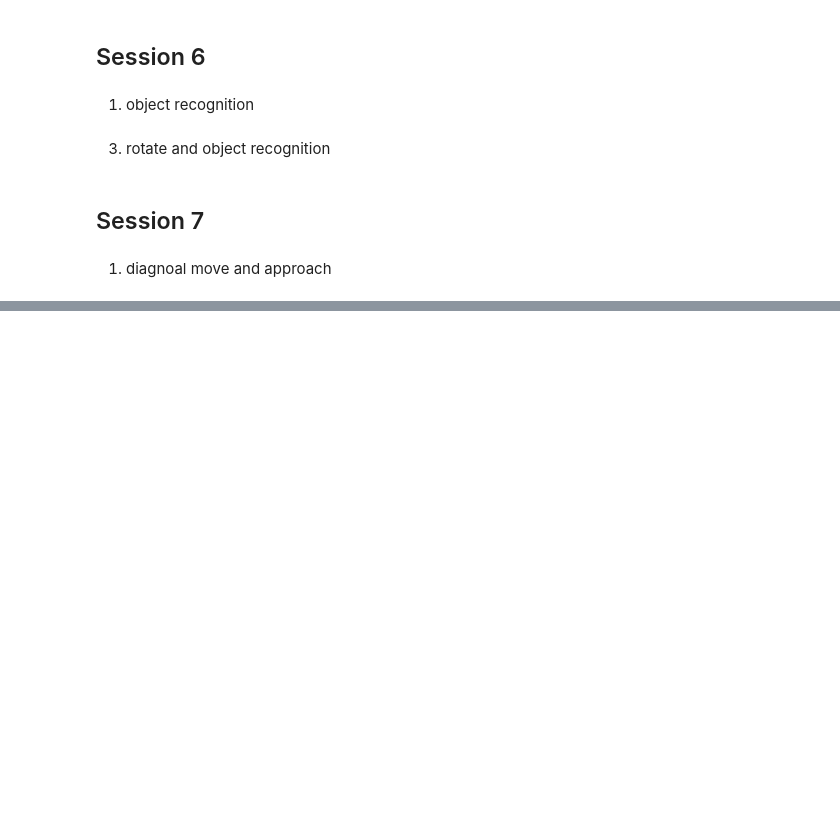
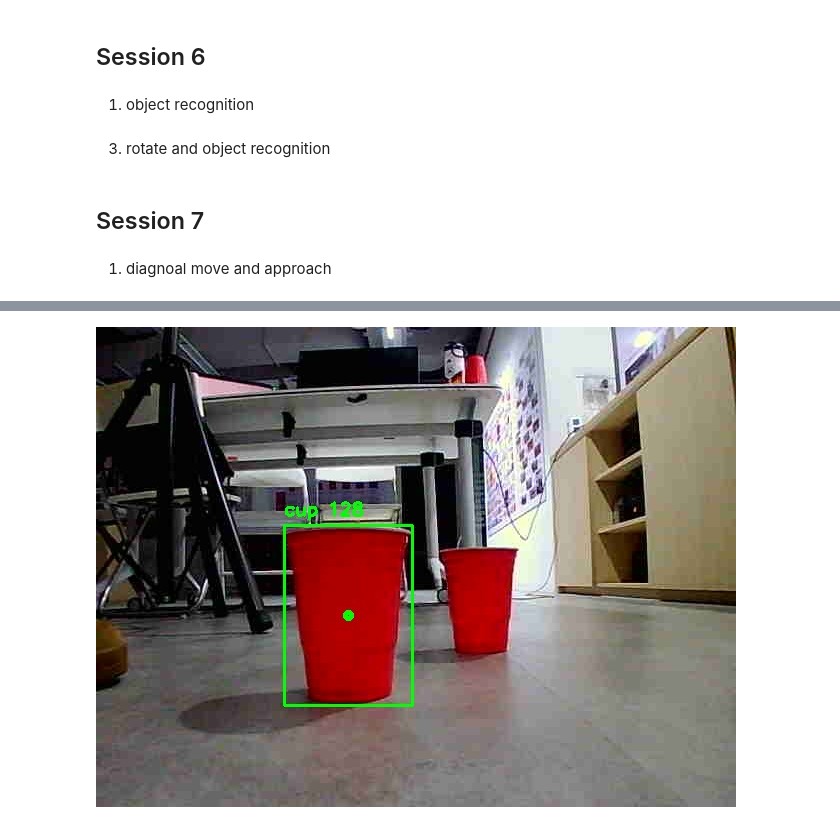
Before and after one commit to mblijian/VS-Code, a Jupyter notebook: Level5/L5204T1/L5_CD.ipynb, the cells around one changed output, grey strips where cells are left out. Saved outputs shown, nothing was run; the diff lists cells and outputs as text; code cells hidden in the pictures; blank space fills up the shorter version.

```diff
--- a/Level5/L5204T1/L5_CD.ipynb
+++ b/Level5/L5204T1/L5_CD.ipynb
@@ -4857,0 +4940,51 @@ while True:
+# %%
+# bounding box with UGOT video : HOLD_FRAMES only
+import time
+got.open_camera()
+print("The camera is on.")
+time.sleep(1)
+
+HOLD_FRAMES = 20      # keep the last box for this many frames after the cup is lost
+last_box = None      # the last box we saw: (x1,y1,x2,y2)
+missed = 0           # how many frames in a row had no cup
+
+start_time = time.time()
+while time.time() - start_time < 20:
+    picture_raw = got.read_camera_data()
+    if picture_raw is None:
+        continue
+
+    frame = cv2.imdecode(np.frombuffer(picture_raw,np.uint8),cv2.IMREAD_COLOR)
+
+    # YOLO block
+    results = model(frame,verbose = False)
+    found = None
+    for box in results[0].boxes:
+        if model.names[int(box.cls[0])] == "cup":
+            found = tuple(map(int,box.xyxy[0]))
+
+    # hold logic
+    if found is not None:
+        last_box = found      # cup seen: remember it
+        missed = 0
+    else:
+        missed += 1           # cup not seen this frame
+        if missed > HOLD_FRAMES:
+            last_box = None   # lost for too long: forget it
+
+    # draw the remembered box
+    if last_box is not None:
+        x1,y1,x2,y2 = last_box
+        cx = (x1+x2)//2
+        cy = (y1+y2)//2
+        width = x2-x1
+        cv2.rectangle(frame,(x1,y1),(x2,y2),(0,255,0),2)
+        cv2.circle(frame,(cx,cy),3,(0,255,0),3)
+        cv2.putText(frame,f"cup {width}",(x1,y1-10),cv2.FONT_HERSHEY_SIMPLEX,0.6,(0,255,0),2)
+
+    # show the frame with boxes in notebook
+    ok,picture_jpg = cv2.imencode(".jpg",frame)
+    clear_output(wait=True)
+    display(Image(picture_jpg.tobytes()))
+# %% [output]
+[figure, added]
```
Also changed, not shown: parts of 8 cells of this notebook, 1 other file.
